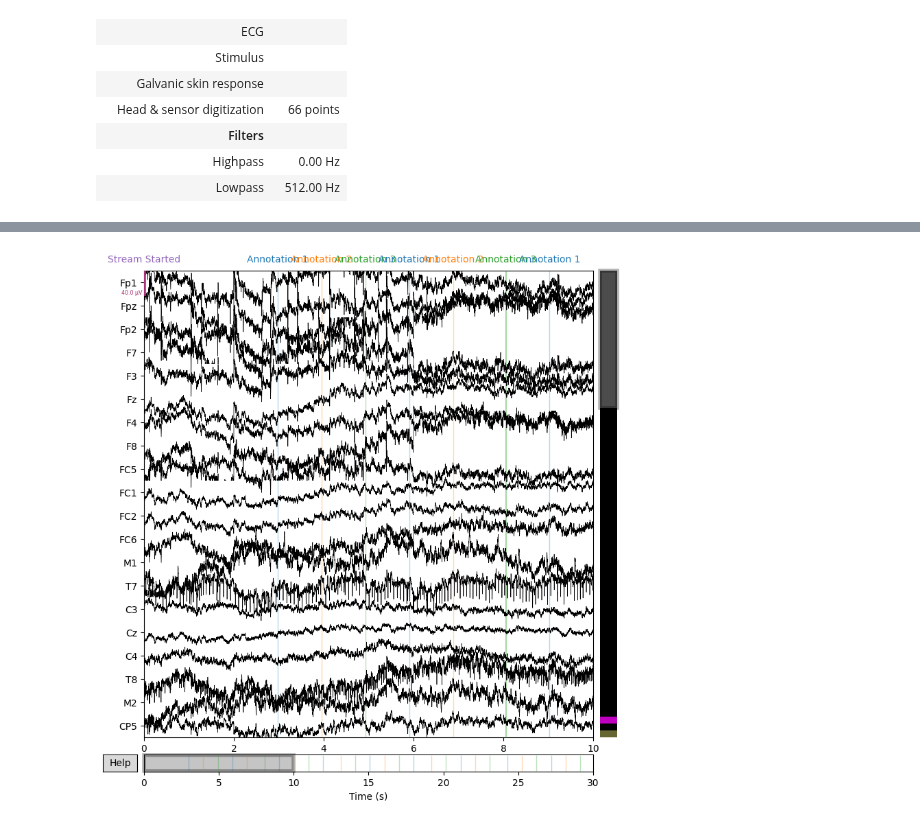
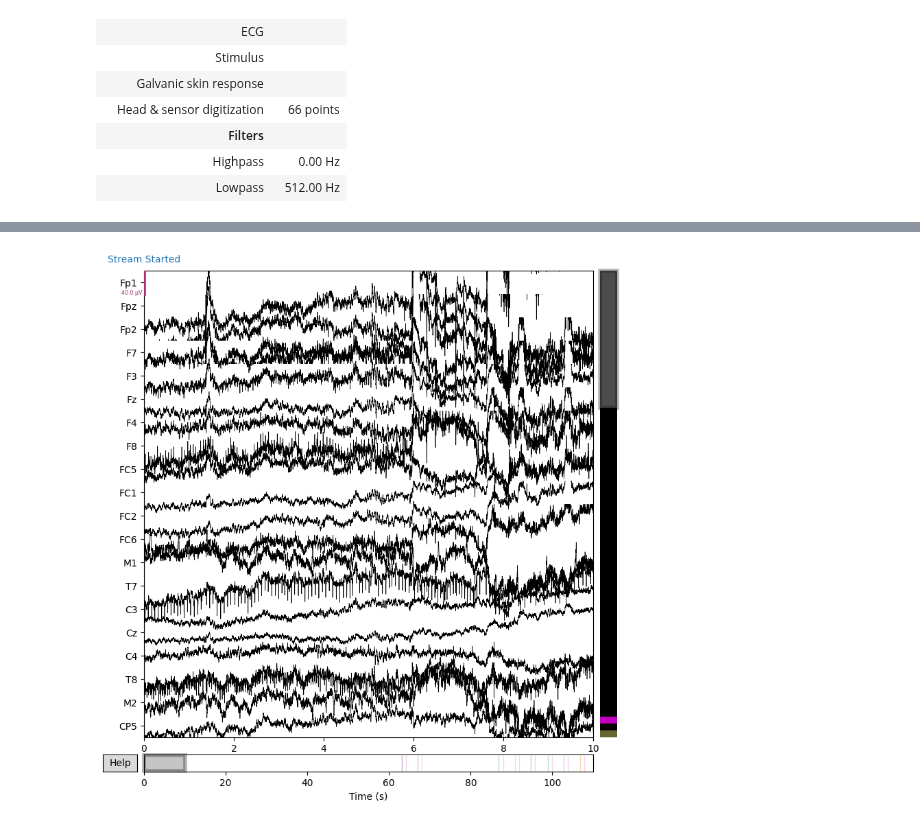
Before and after one commit to lnadi17/bci-game-server, a Jupyter notebook: plot_recording.ipynb, the cells around one changed output, grey strips where cells are left out. Drawn from its saved outputs; the diff is of its cells as text; code cells hidden in the pictures.

```diff
--- a/plot_recording.ipynb
+++ b/plot_recording.ipynb
@@ -3,7 +3,7 @@ import mne
 import matplotlib.pyplot as plt
 # %%
 # Path to the .fif file
-file_path = 'recordings/recording_1542.raw.fif'
+file_path = 'recordings/recording_8077.raw.fif'
 # %%
 # Read the raw data
 raw = mne.io.read_raw_fif(file_path, preload=True)
@@ -42,6 +52,6 @@ annotations
 # %%
 # Plot the raw data (only the first 10 seconds)
-raw.crop(tmin=0, tmax=30).plot()
+raw.plot()
 plt.show()
 # %% [output]
-[figure, old version]
+[figure, new version]
```
Also changed, not shown: parts of 2 cells of this notebook, 1 other file.
